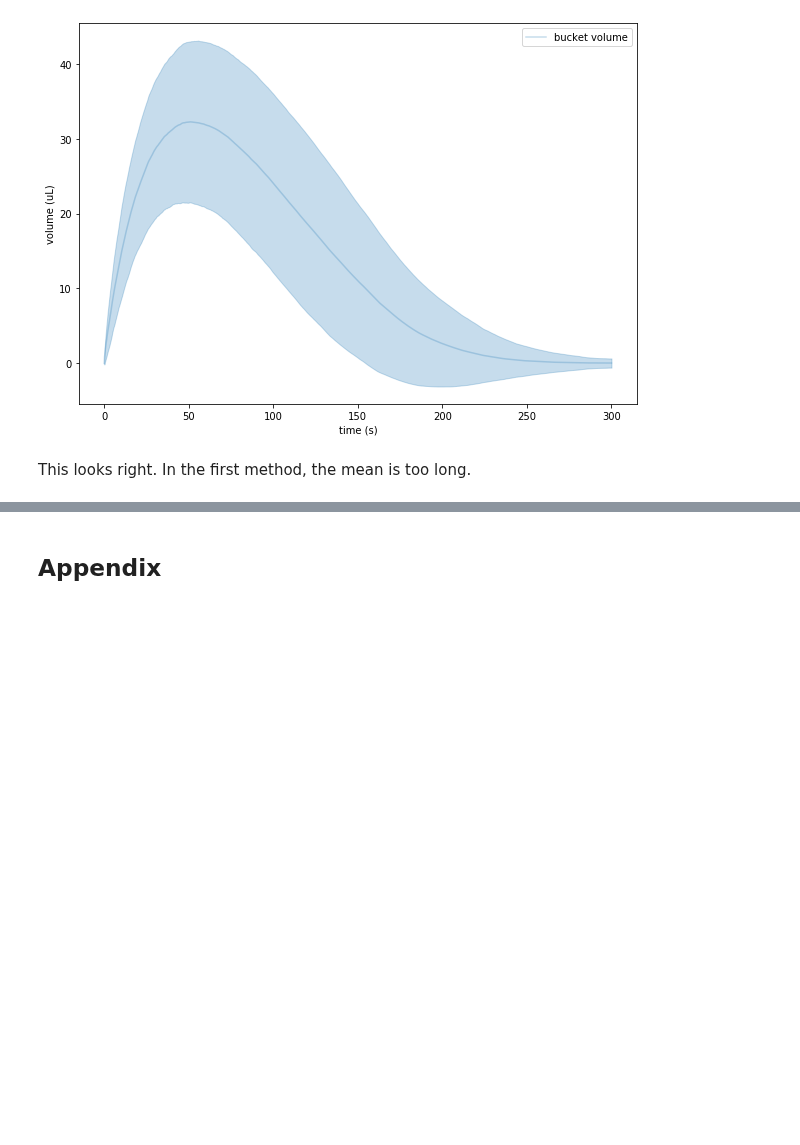
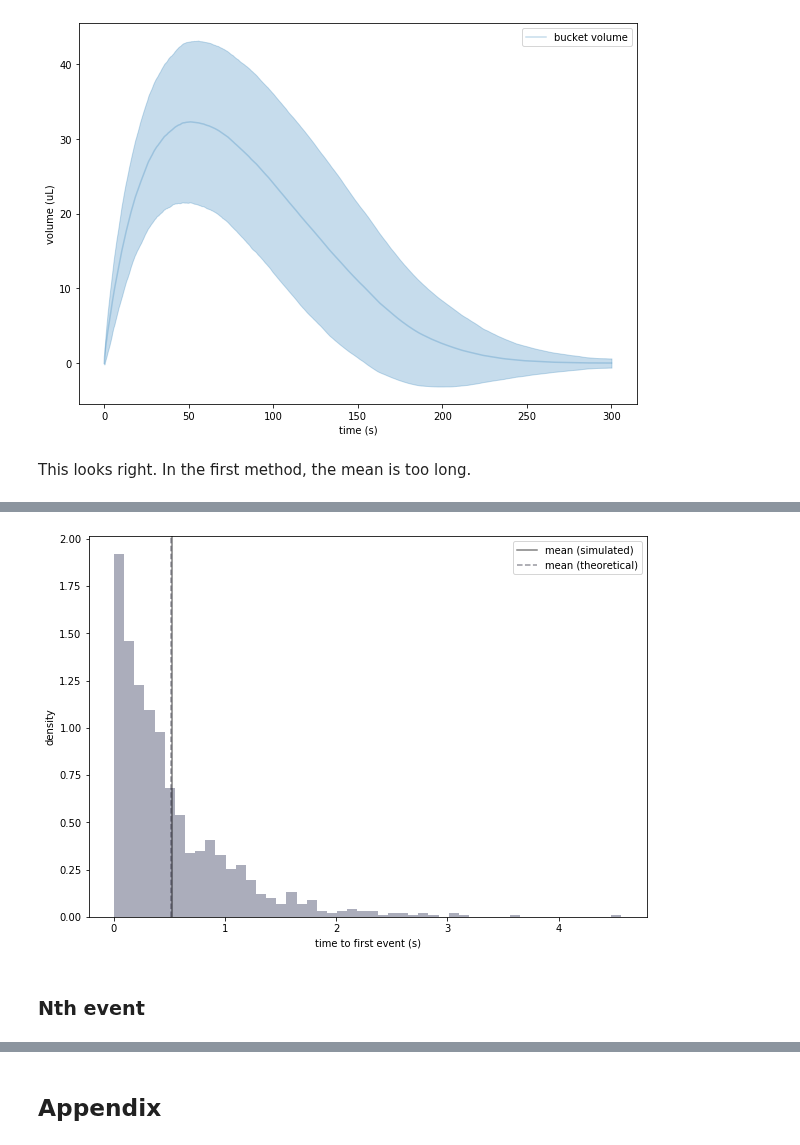
Before and after one commit to jbwebb8/foraging-analysis, a Jupyter notebook: notebooks/poisson_drip.ipynb, the cells around one changed output, grey strips where cells are left out. Saved outputs shown, nothing was run; the diff lists cells and outputs as text; code cells hidden in the pictures; blank space fills up the shorter version.

```diff
--- a/notebooks/poisson_drip.ipynb
+++ b/notebooks/poisson_drip.ipynb
@@ -535,0 +662,7 @@ This looks right. In the first method, the mean is too long.
+# %%
+# Simulate events
+t0 = 1.0 # start time
+N = 1000 # number of simulations
+t = np.zeros([N])
+for n in range(N):
+    t[n] = model.times(interevent=False, t=t0, s=1000.0)[0]
@@ -535,0 +685,32 @@ This looks right. In the first method, the mean is too long.
+# %%
+# Figure settings
+fig, ax = plt.subplots(figsize=(10, 7))
+cmap = plt.get_cmap('bone')
+
+# Plot histogram of simulated values
+ax.hist(t - t0,
+        color=cmap(0.4),
+        alpha=0.5,
+        bins=50,
+        density=True)
+ax.axvline(t.mean() - t0,
+           color=cmap(0.0),
+           linestyle='-',
+           alpha=0.5,
+           label='mean (simulated)')
+
+# Plot theoretical mean
+ax.axvline(t_est,
+           color=cmap(0.2),
+           linestyle='--',
+           alpha=0.5,
+           label='mean (theoretical)')
+
+# Label axes
+ax.set_xlabel('time to first event (s)')
+ax.set_ylabel('density')
+ax.legend();
+# %% [output]
+[figure, added]
+# %% [markdown]
+### Nth event
```
Also changed, not shown: parts of 20 cells of this notebook, 1 other file.
